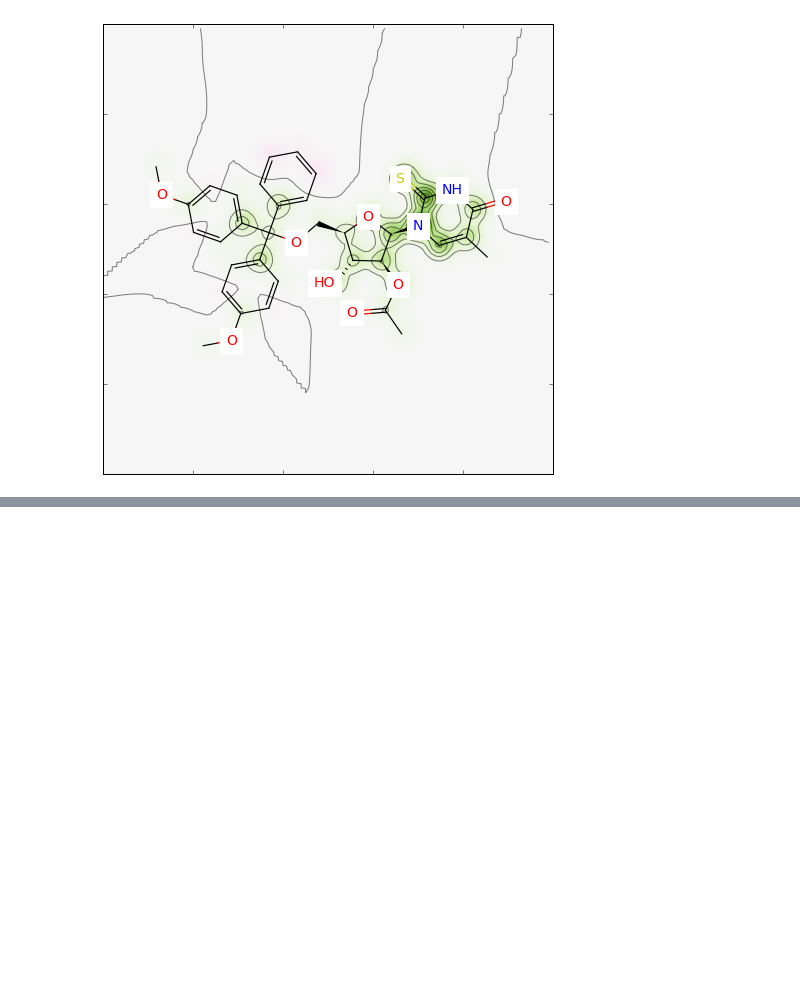
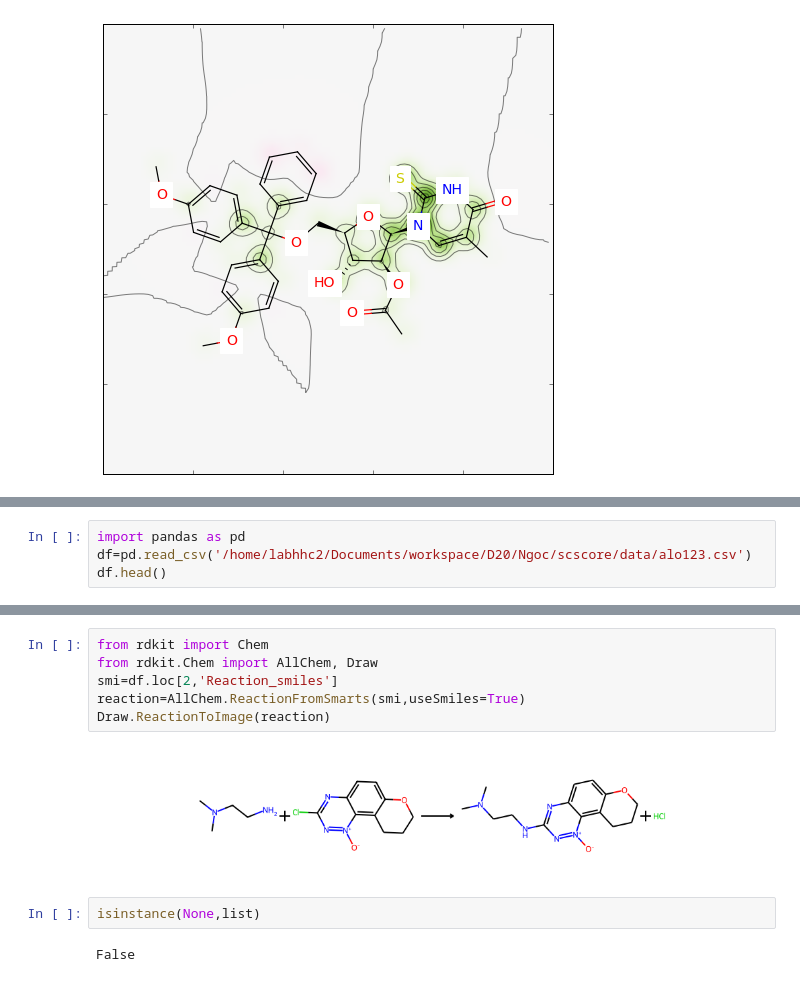
Before and after one commit to biiu315/scscore, a Jupyter notebook: notebooks/show_similarity_maps.ipynb, the cells around one changed output, grey strips where cells are left out. Drawn from its saved outputs; the diff is of its cells as text; blank space fills up the shorter version.

```diff
--- a/notebooks/show_similarity_maps.ipynb
+++ b/notebooks/show_similarity_maps.ipynb
@@ -32,0 +120,4 @@ fig
+# %%
+import pandas as pd
+df=pd.read_csv('/home/labhhc2/Documents/workspace/D20/Ngoc/scscore/data/alo123.csv')
+df.head()
@@ -32,0 +131,12 @@ fig
+# %%
+from rdkit import Chem
+from rdkit.Chem import AllChem, Draw
+smi=df.loc[2,'Reaction_smiles']
+reaction=AllChem.ReactionFromSmarts(smi,useSmiles=True)
+Draw.ReactionToImage(reaction)
+# %% [output]
+[figure, added]
+# %%
+isinstance(None,list)
+# %% [output]
+False
```
Also changed, not shown: parts of 21 cells of this notebook, 5 other files.
